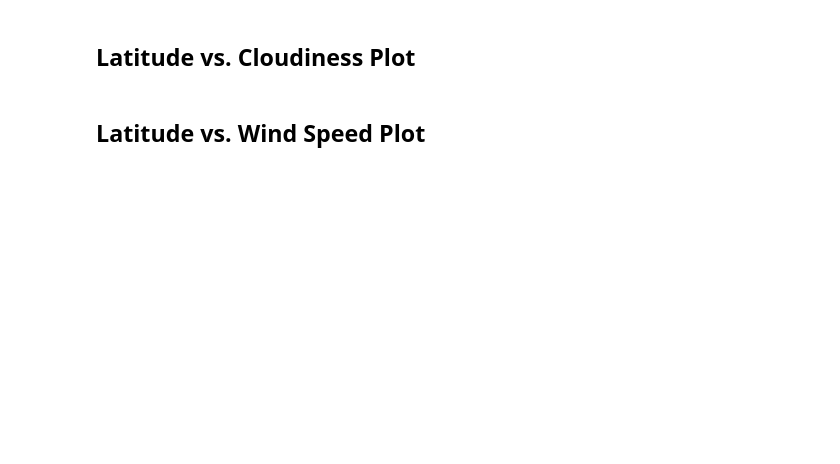
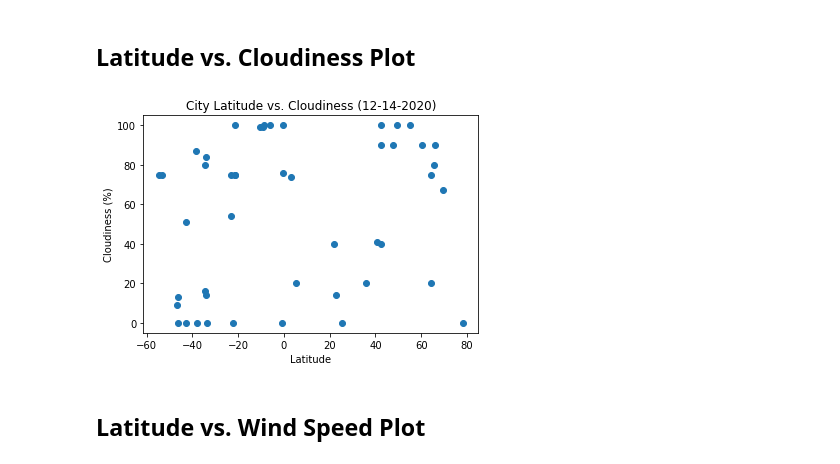
Before and after one commit to GND95/Python-API-Challenge, a Jupyter notebook: WeatherPy/WeatherPy.ipynb, the cells around one changed output. Saved outputs shown, nothing was run; the diff lists cells and outputs as text; code cells hidden in the pictures; blank space fills up the shorter version.

```diff
--- a/WeatherPy/WeatherPy.ipynb
+++ b/WeatherPy/WeatherPy.ipynb
@@ -205,4 +213,12 @@ plt.show()
 # %% [markdown]
 ## Latitude vs. Cloudiness Plot
+# %%
+plt.scatter(cleaned_weather_df["Lat"], cleaned_weather_df["Cloudiness"])
+plt.title(f"City Latitude vs. Cloudiness ({converted_Date[0]})")
+plt.xlabel("Latitude")
+plt.ylabel("Cloudiness (%)")
+plt.show()
+# %% [output]
+[figure, added]
 # %% [markdown]
 ## Latitude vs. Wind Speed Plot
```
Also changed, not shown: parts of 3 cells of this notebook.
